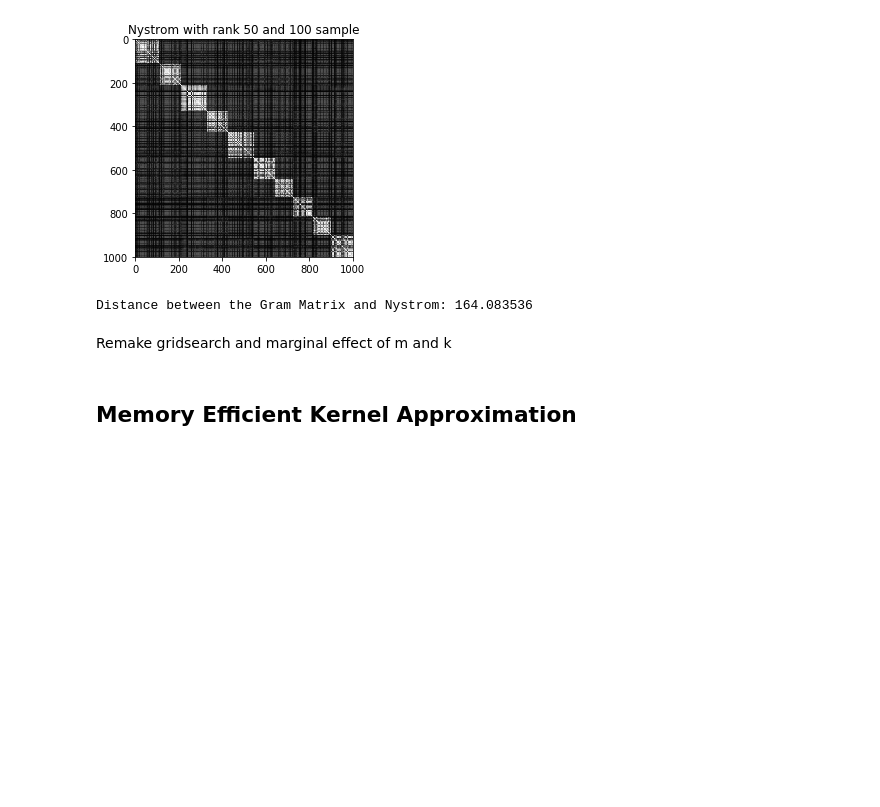
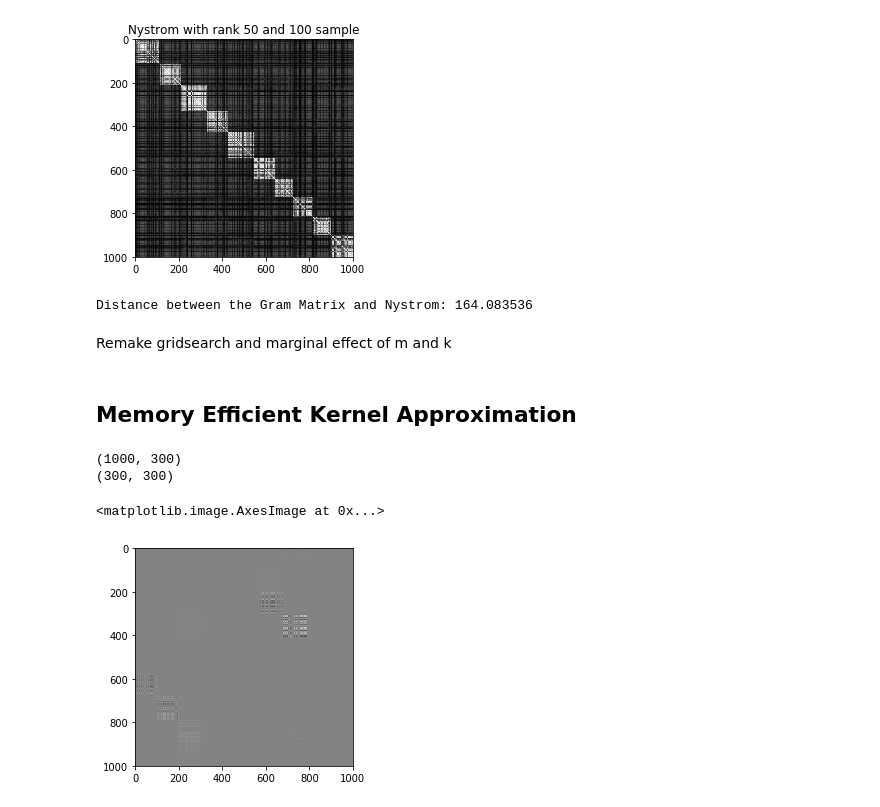
Before and after one commit to TRandrianarisoa/Memory_Efficient_Kernel_Approximation, a Jupyter notebook: GMML.ipynb, the cells around one changed output. Saved outputs shown, nothing was run; the diff lists cells and outputs as text; code cells hidden in the pictures; blank space fills up the shorter version.

Commit message:
First version of MEKA

```diff
--- a/GMML.ipynb
+++ b/GMML.ipynb
@@ -292,4 +308,12 @@ C = KM.predict(X)
 ind = np.argsort(C)
 X, C = X[ind], C[ind]
 # %%
-MEKA(X, C, 30, 10, RBF_kernel, **{'gamma': 5e-2})
+res = MEKA(X, C, 30, 10, 2, RBF_kernel, **{'gamma': 5e-2})
+# %%
+MEKA_X = build_G_from_MEKA(*res)
+plt.imshow(MEKA_X, cmap='gray')
+# %% [output]
+(1000, 300)
+(300, 300)
+<matplotlib.image.AxesImage at 0x...>
+[figure, added]
```
Also changed, not shown: parts of 2 cells of this notebook.
